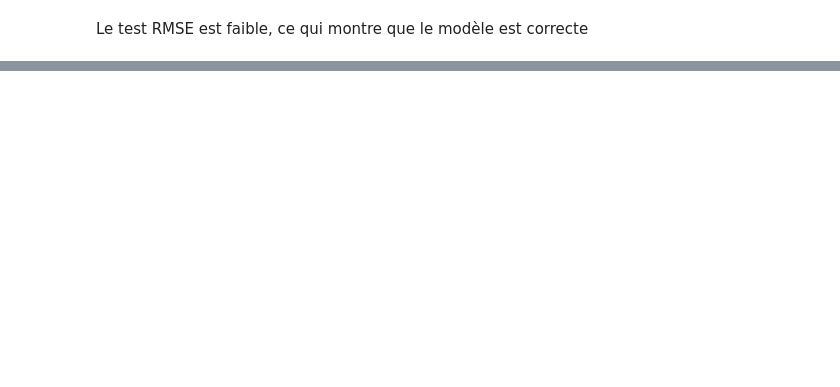
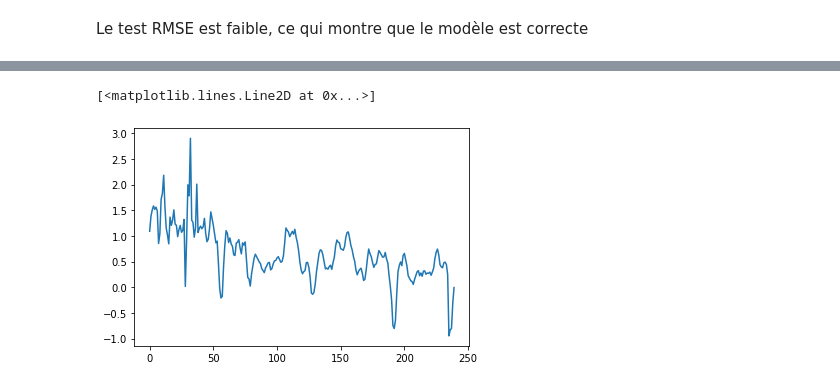
Before and after one commit to VieuL/PibOcde, a Jupyter notebook: AutoRegression.ipynb, the cells around one changed output, grey strips where cells are left out. Drawn from its saved outputs; the diff is of its cells as text; code cells hidden in the pictures; blank space fills up the shorter version.

Commit message:
fonction arima

```diff
--- a/AutoRegression.ipynb
+++ b/AutoRegression.ipynb
@@ -131,0 +80,2 @@ Test RMSE: 0.281
+# %%
+test = arima(data)
@@ -131,0 +101,5 @@ Test RMSE: 0.281
+# %%
+start = len(data['valeur'])
+model_fit = test.fit(disp=0)
+newPrediction = model_fit.predict(1,240)
+model_fit.plot_predict(1,300)
@@ -131,0 +127,11 @@ Test RMSE: 0.281
+# %%
+
+donnees = list(data['valeur'])
+newPrediction = list(newPrediction)
+donnees += newPrediction
+plt.plot(newPrediction)
+# plt.plot(data['valeur'], color = 'green')
+# plt.show()
+# %% [output]
+[<matplotlib.lines.Line2D at 0x...>]
+[figure, added]
```
Also changed, not shown: parts of 4 cells of this notebook.
